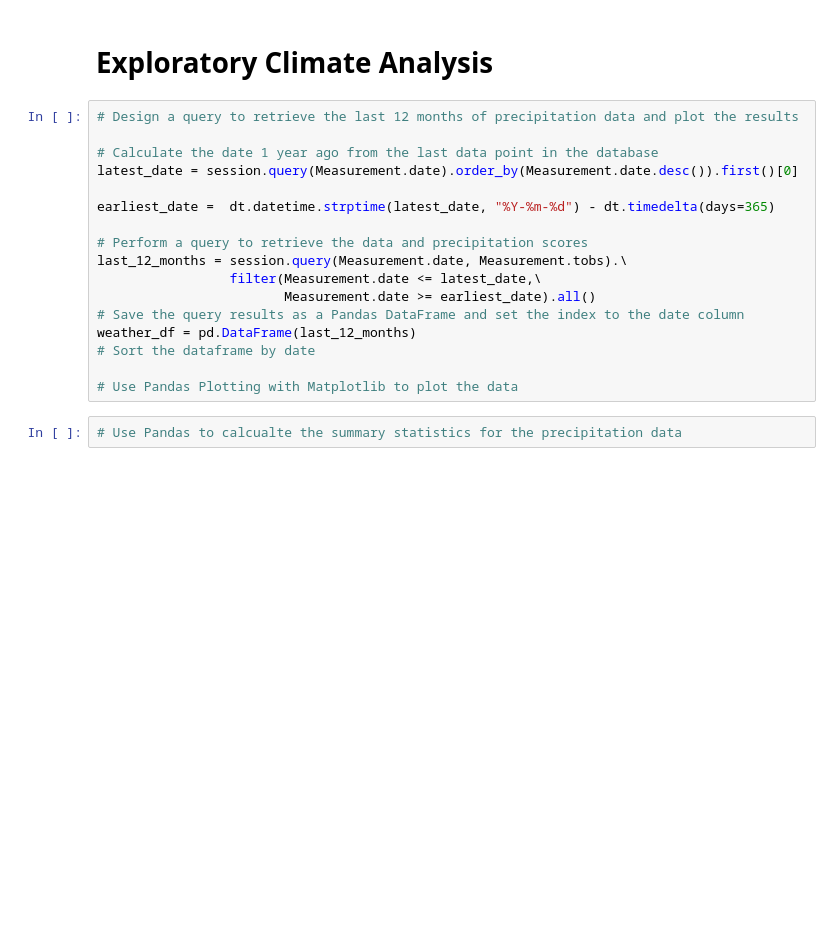
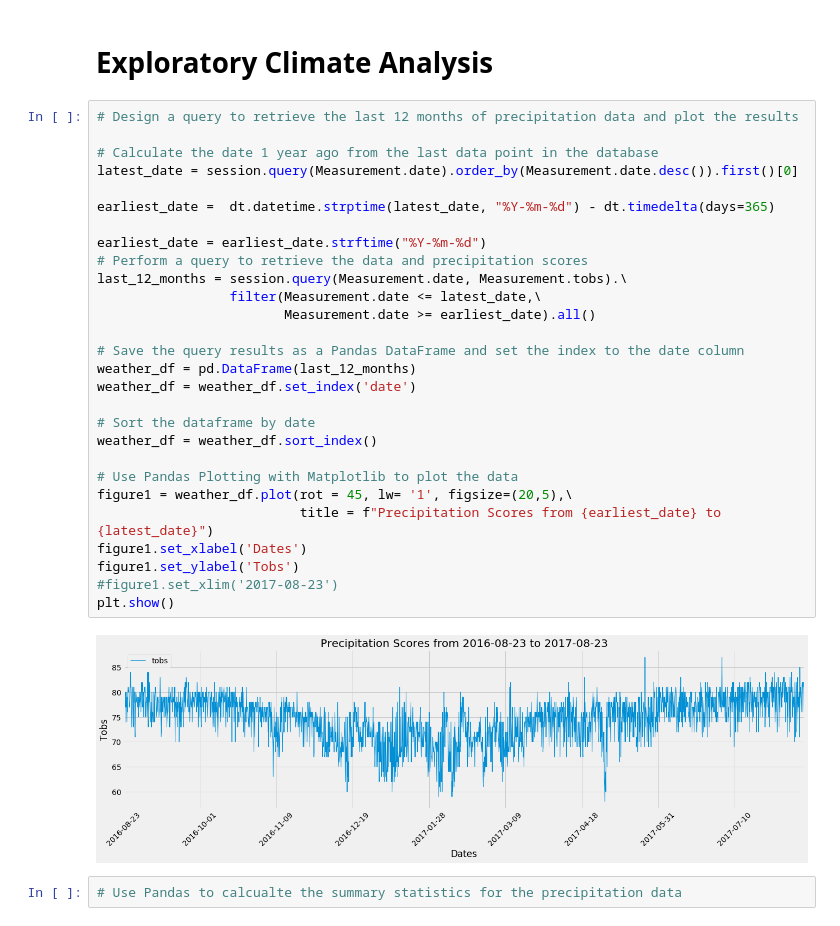
Before and after one commit to etumi/sqlalchemy-challenge, a Jupyter notebook: climate_starter.ipynb, the cells around one changed output. Drawn from its saved outputs; the diff is of its cells as text; blank space fills up the shorter version.

```diff
--- a/climate_starter.ipynb
+++ b/climate_starter.ipynb
@@ -42,20 +42,33 @@ session = Session(engine)
 # %%
 # Design a query to retrieve the last 12 months of precipitation data and plot the results
 
 # Calculate the date 1 year ago from the last data point in the database
 latest_date = session.query(Measurement.date).order_by(Measurement.date.desc()).first()[0]
 
 earliest_date =  dt.datetime.strptime(latest_date, "%Y-%m-%d") - dt.timedelta(days=365)
 
+earliest_date = earliest_date.strftime("%Y-%m-%d")
 # Perform a query to retrieve the data and precipitation scores
 last_12_months = session.query(Measurement.date, Measurement.tobs).\
                  filter(Measurement.date <= latest_date,\
                         Measurement.date >= earliest_date).all()
+
 # Save the query results as a Pandas DataFrame and set the index to the date column
 weather_df = pd.DataFrame(last_12_months)
+weather_df = weather_df.set_index('date')
+
 # Sort the dataframe by date
+weather_df = weather_df.sort_index()
 
 # Use Pandas Plotting with Matplotlib to plot the data
+figure1 = weather_df.plot(rot = 45, lw= '1', figsize=(20,5),\
+                          title = f"Precipitation Scores from {earliest_date} to {latest_date}")
+figure1.set_xlabel('Dates')
+figure1.set_ylabel('Tobs')
+#figure1.set_xlim('2017-08-23')
+plt.show()
+# %% [output]
+[figure, added]
 # %%
 # Use Pandas to calcualte the summary statistics for the precipitation data
 # %%
```
